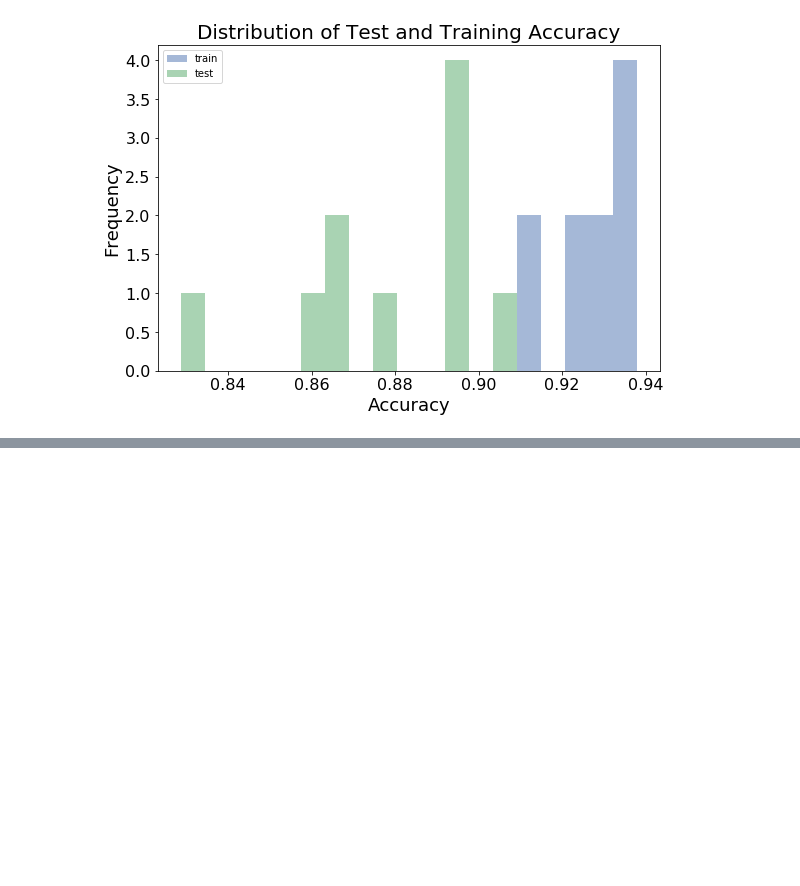
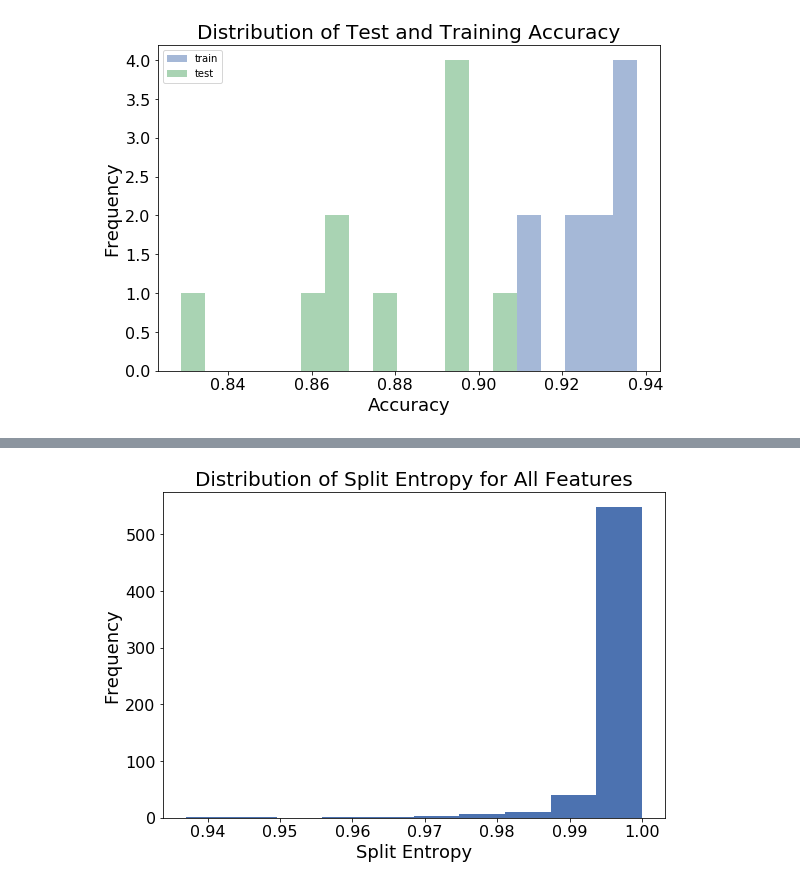
Before and after one commit to sejaldua/data-science-code-sample, a Jupyter notebook: marvel_universe.ipynb, the cells around one changed output, grey strips where cells are left out. Drawn from its saved outputs; the diff is of its cells as text; code cells hidden in the pictures; blank space fills up the shorter version.

```diff
--- a/marvel_universe.ipynb
+++ b/marvel_universe.ipynb
@@ -743,0 +752,6 @@ plt.show()
+# %%
+import math
+def entropy(v):
+    if 0 in v:
+        return 0
+    return sum([-i * math.log(i, 2) for i in v])
@@ -743,0 +768,8 @@ plt.show()
+# %%
+all_teams.sort()
+alliance_matrix = X_ta
+class_vec = y_ta
+
+print(np.shape(alliance_matrix), np.shape(class_vec))
+orig_alliance_matrix = alliance_matrix
+orig_class_vec = class_vec
@@ -743,0 +847,24 @@ plt.show()
+# %%
+#Plot the distribution of split entropy for all features
+
+import matplotlib.pyplot as plt
+
+entropies = []
+for team in all_teams:
+    entropies.append(weighted_avg_entropy_of_split(alliance_matrix, class_vec, team))
+
+# sanity check
+# print(list(zip(all_teams, entropies)))
+
+fig = plt.figure(figsize=(9,6))
+plt.hist(entropies);
+
+# figure formatting
+plt.xlabel('Split Entropy', fontsize=18)
+plt.ylabel('Frequency', fontsize=18)
+plt.xticks(fontsize=16)
+plt.yticks(fontsize=16)
+plt.title('Distribution of Split Entropy for All Features', fontsize=20)
+plt.show()
+# %% [output]
+[figure, added]
```
Also changed, not shown: parts of 13 cells of this notebook, 1 other file.
